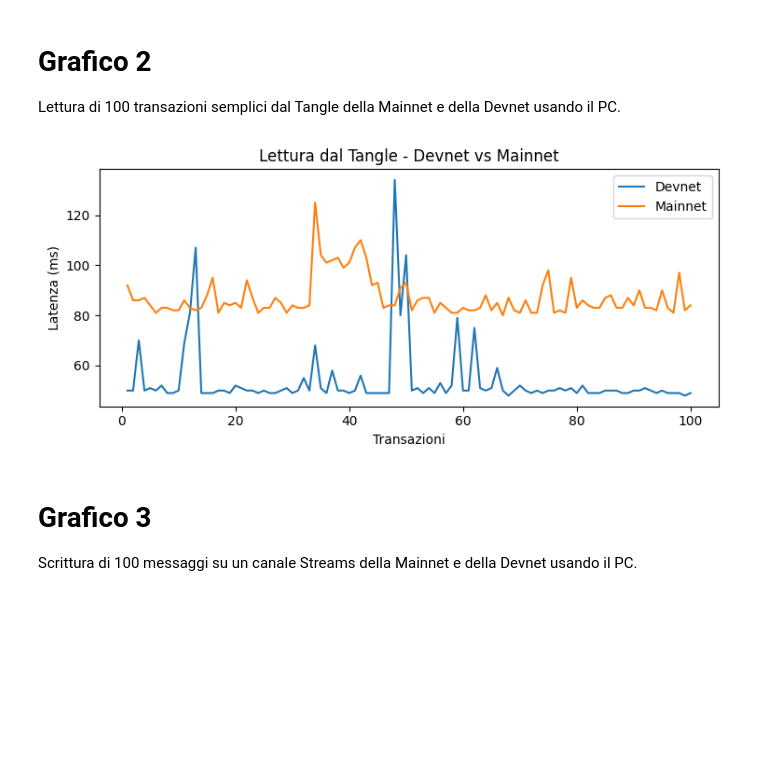
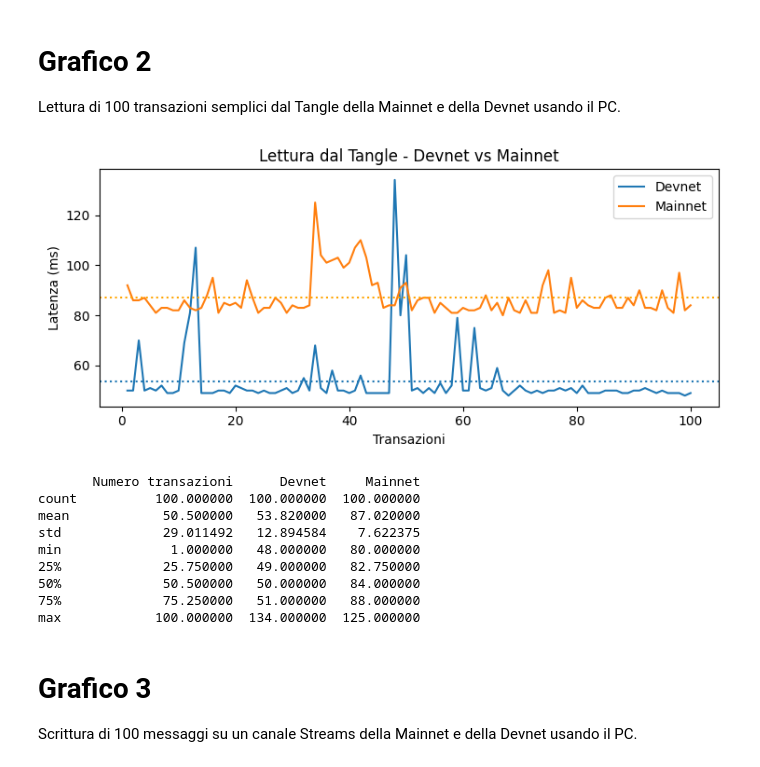
Before and after one commit to Tesi-Magistrale-FP/Test, a Jupyter notebook: grafici/Grafici_tesi_magistrale.ipynb, the cells around one changed output. Saved outputs shown, nothing was run; the diff lists cells and outputs as text; code cells hidden in the pictures; blank space fills up the shorter version.

```diff
--- a/grafici/Grafici_tesi_magistrale.ipynb
+++ b/grafici/Grafici_tesi_magistrale.ipynb
@@ -24,13 +37,26 @@ Lettura di 100 transazioni semplici dal Tangle della Mainnet e della Devnet usan
 # %%
 plt.rcParams["figure.figsize"] = [7.50, 3.50]
 plt.rcParams["figure.autolayout"] = True
 headers = ['Numero transazioni', 'Devnet', 'Mainnet']
 
 df = pd.read_csv('https://raw.githubusercontent.com/Tesi-Magistrale-FP/Test_IOTA/main/grafici/G2_lettura_semplice_pc_devnet_vs_mainnet.csv', names=headers)
 df.set_index("Numero transazioni").plot(xlabel="Transazioni", ylabel="Latenza (ms)", title="Lettura dal Tangle - Devnet vs Mainnet")
+plt.axhline(y = df['Devnet'].mean(), linestyle = ':')
+plt.axhline(y = df['Mainnet'].mean(), color = 'orange', linestyle = ':')
 plt.show()
+
+print(df.describe())
 # %% [output]
-[figure, old version]
+[figure, new version]
+       Numero transazioni      Devnet     Mainnet
+count          100.000000  100.000000  100.000000
+mean            50.500000   53.820000   87.020000
+std             29.011492   12.894584    7.622375
+min              1.000000   48.000000   80.000000
+25%             25.750000   49.000000   82.750000
+50%             50.500000   50.000000   84.000000
+75%             75.250000   51.000000   88.000000
+max            100.000000  134.000000  125.000000
 # %% [markdown]
 # **Grafico 3**
 
```
Also changed, not shown: parts of 6 cells of this notebook.
